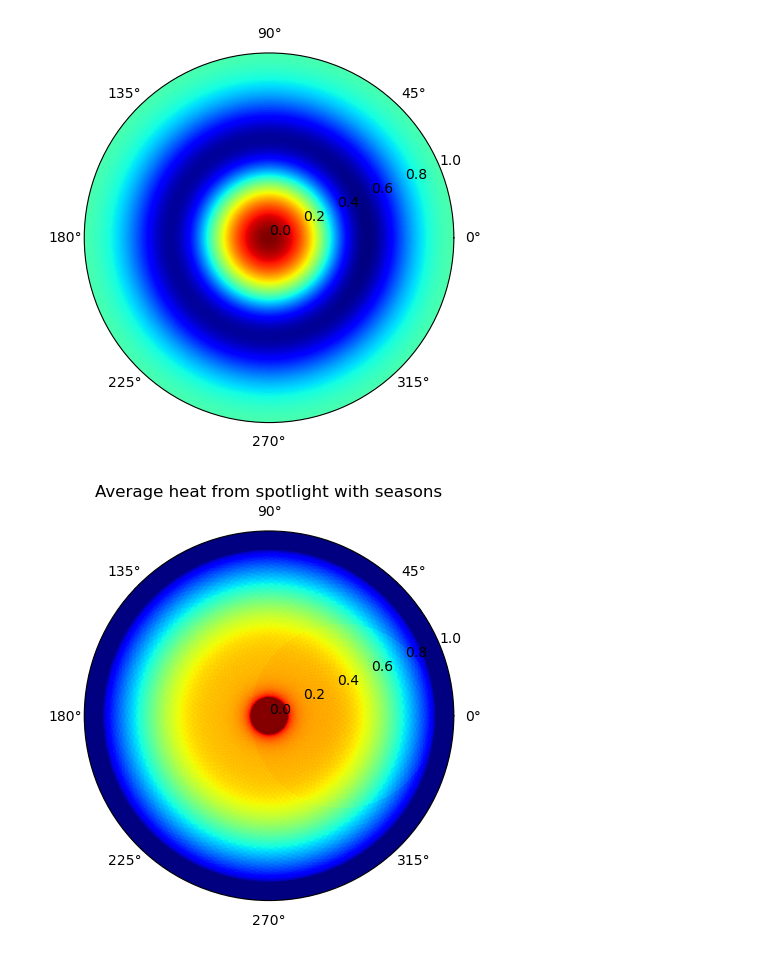
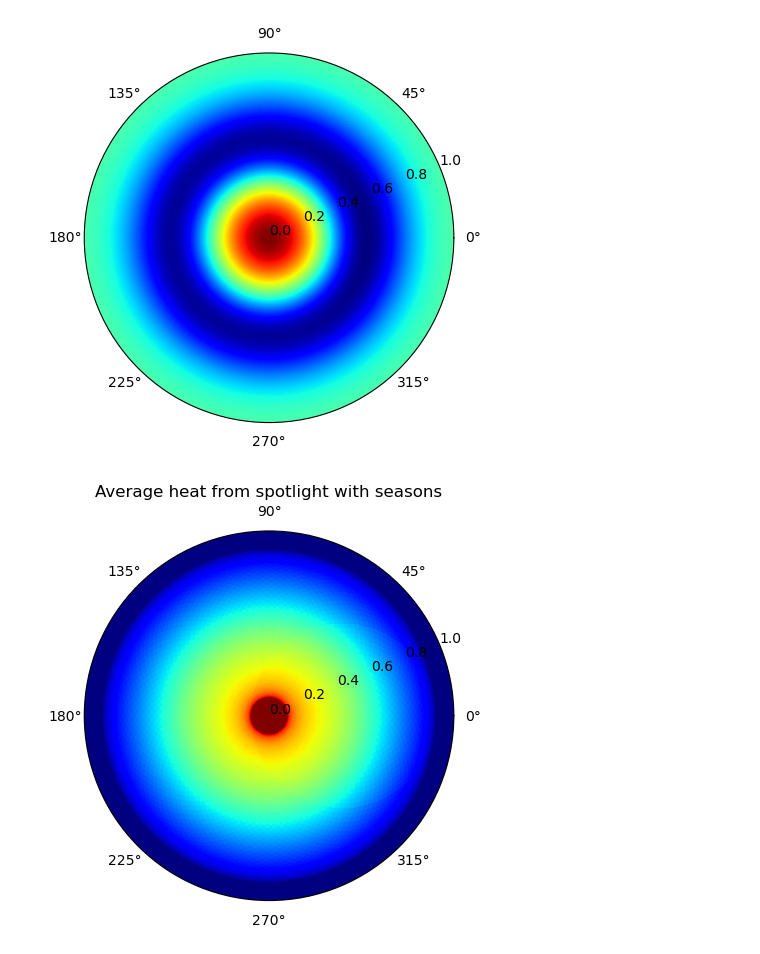
Before and after one commit to PonderStibbons8/Physicsstuff, a Jupyter notebook: Flat earth temperature.ipynb, the cells around one changed output. Saved outputs shown, nothing was run; the diff lists cells and outputs as text; code cells hidden in the pictures.

```diff
--- a/Flat earth temperature.ipynb
+++ b/Flat earth temperature.ipynb
@@ -102,29 +102,29 @@ plt.show()
 # %%
 fig = plt.figure()
 ax = Axes3D(fig)
 
 rs = 0.5
 zs = 0.5
 ths = 0
 
 I = 0
 rad = np.linspace(0, 1, 1000)
 azm = np.linspace(0, 2 * np.pi, 1000)
 r, th = np.meshgrid(rad, azm)
 for j in np.linspace(-0.1,-.1,10):
     for i in np.linspace(0,2 * np.pi, 100):
         d_projected = np.sqrt(np.square(r) + np.square(rs+j) - 2*r*(rs+j)*np.cos(th-i))
         angle = np.arctan(d_projected/zs)
-        I += 1/(4*np.pi*(np.square(zs) + np.square(r) + np.square(rs+j) - 2*r*rs*np.cos(th-i)))*(angle<np.pi/4)
+        I += 1/(4*np.pi*(np.square(zs) + np.square(r) + np.square(rs+j) - 2*r*(rs+j)*np.cos(th-i)))*(angle<np.pi/4)
 
 plt.subplot(projection="polar")
 
 plt.pcolormesh(th, r, I, cmap="jet")
 
 plt.plot(azm, r, color='k', ls='none')
 plt.grid()
 plt.title("Average heat from spotlight with seasons")
 
 plt.show()
 # %% [output]
-[figure, old version]
+[figure, new version]
```
